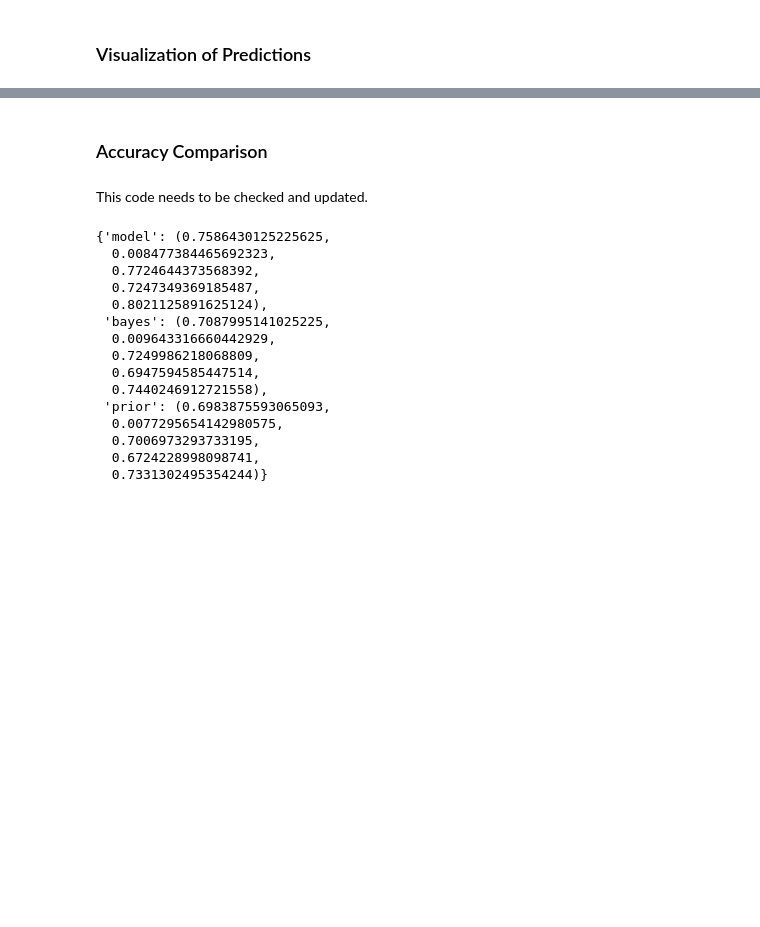
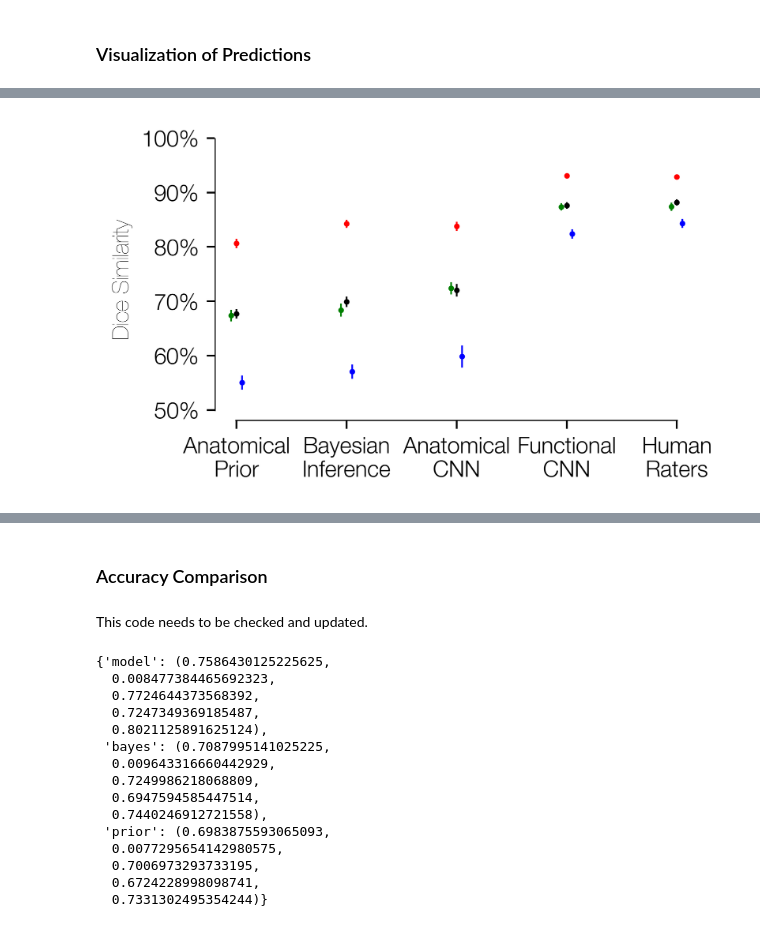
Before and after one commit to noahbenson/visual-autolabel, a Jupyter notebook: train-unet.ipynb, the cells around one changed output, grey strips where cells are left out. Saved outputs shown, nothing was run; the diff lists cells and outputs as text; code cells hidden in the pictures; blank space fills up the shorter version.

```diff
--- a/train-unet.ipynb
+++ b/train-unet.ipynb
@@ -31,6 +31,10 @@ data_cache_path  = '/data/visual-autolabel/data'
 # This may be None, but if it is, then the best models will not be saved out to
 # disk during rounds of training.
 model_cache_path = '/data/visual-autolabel/models'
+
+# tract_path
+# The directory in which tractography data for the subjects is stored.
+tract_path = '/data/hcp/tracts'
 # %% [markdown]
 ## Initialization
 # %% [markdown]
@@ -305,0 +615,52 @@ hist = train_until(training_plan, model_key='2022-04-15_01')
+# %%
+(anatmean_each, anatse_each) = (
+    np.mean(lranatdice, axis=0),
+    np.std(lranatdice, axis=0)/np.sqrt(len(lranatdice)))
+anatmean_all = np.mean(lranatdice)
+anatse_all   = np.std(lranatdice)/np.sqrt(len(lranatdice.flatten()))
+# %%
+(mean_all, std_all) = (np.mean(lrdice, axis=(0,2)),
+                       np.std(np.mean(lrdice, axis=2), axis=0))
+# %%
+(mean_each, std_each) = (np.mean(lrdice, axis=(0)),
+                         np.std(lrdice, axis=(0)))
+# %%
+(fig,ax) = plt.subplots(1,1, figsize=(3,1.75), dpi=72*8)
+fig.subplots_adjust(0,0,1,1,0,0)
+
+sqrtn = np.sqrt(len(lrdice))
+for (ii,(dx,c)) in enumerate(zip([0,-1,1], ['r',(0,0.5,0,1),'b'])):
+    dx *= 0.05
+    #if ii != 0: continue
+    for (k,(mu,std)) in enumerate(zip(mean_each, std_each)):
+        (mu,std) = (mu[ii], std[ii])
+        ax.plot(k+dx, mu, '.', ms=3, color=c)
+        ax.plot([k+dx,k+dx], [mu-std/sqrtn, mu+std/sqrtn], '-', lw=0.75, color=c)
+    # Also do the anatomist data.
+    (k, mu,se) = (4, anatmean_each[ii], anatse_each[ii])
+    ax.plot(k+dx, mu, '.', ms=3, color=c)
+    ax.plot([k+dx,k+dx], [mu-se, mu+se], '-', lw=0.75, color=c)
+c = 'k'
+for (k,(mu,std)) in enumerate(zip(mean_all, std_all)):
+    ax.plot(k, mu, '.', ms=3, color=c)
+    ax.plot([k,k], [mu-std/sqrtn, mu+std/sqrtn], '-', lw=0.75, color=c)
+(k, mu, se) = (4, anatmean_all, anatse_all)
+ax.plot(k, mu, '.', ms=3, color=c)
+ax.plot([k,k], [mu-se, mu+se], '-', lw=0.75, color=c)
+
+for sp in ax.spines.values(): sp.set_visible(False)
+ax.plot([0,4], [0.48,0.48], 'k-', lw=1)
+ax.plot([-0.2,-0.2], [0.5,1], 'k-', lw=1)
+ax.set_ylim([0.48,1])
+ax.set_xlim([-0.2,4.2])
+ax.set_yticks([0.5,0.6,0.7,0.8,0.9,1.0])
+ax.set_yticklabels(["50%","60%", "70%", "80%", "90%", "100%"])
+ax.set_xticks([0,1,2,3,4])
+ax.set_xticklabels(['Anatomical\nPrior', 'Bayesian\nInference',
+                    'Anatomical\nCNN',   'Functional\nCNN',
+                    'Human\nRaters'])
+ax.set_ylabel('Dice Similarity')
+
+pass
+# %% [output]
+[figure, added]
```
Also changed, not shown: parts of 22 cells of this notebook.
